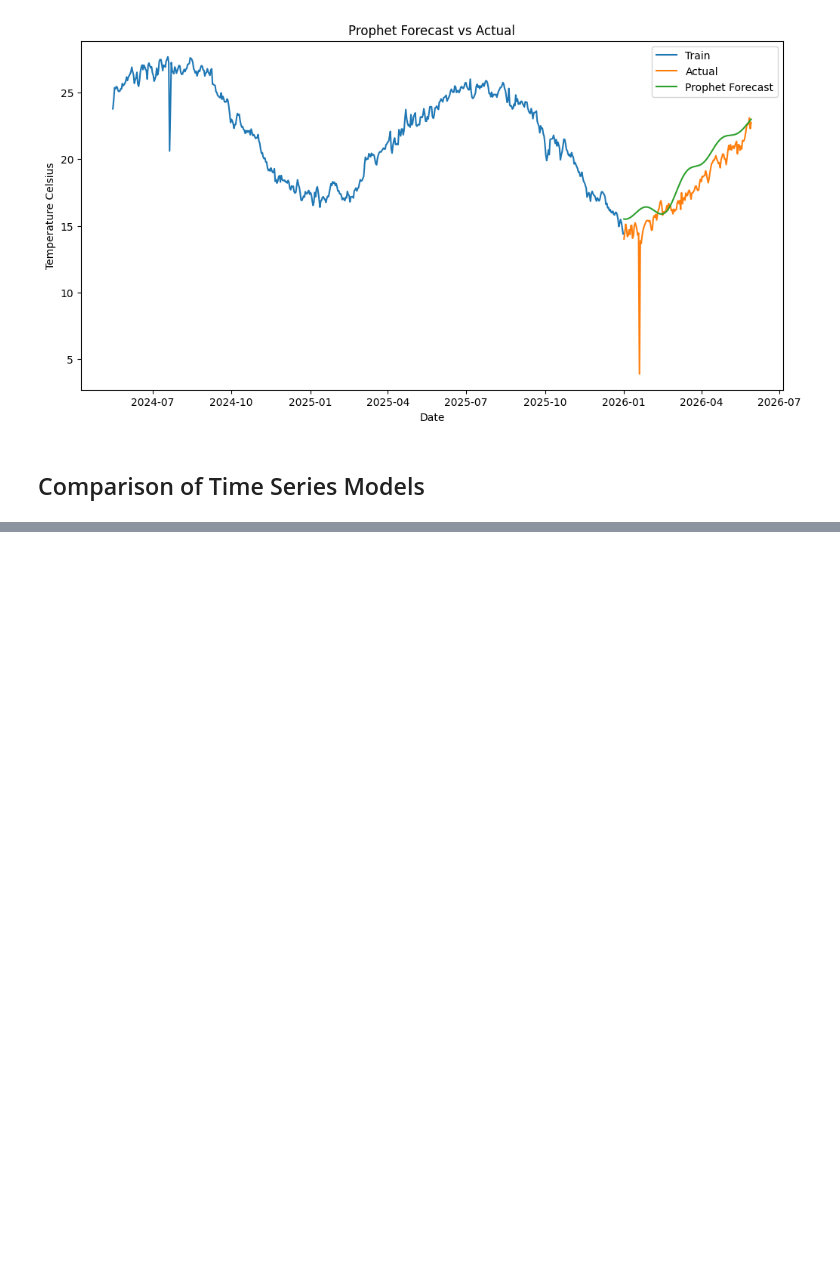
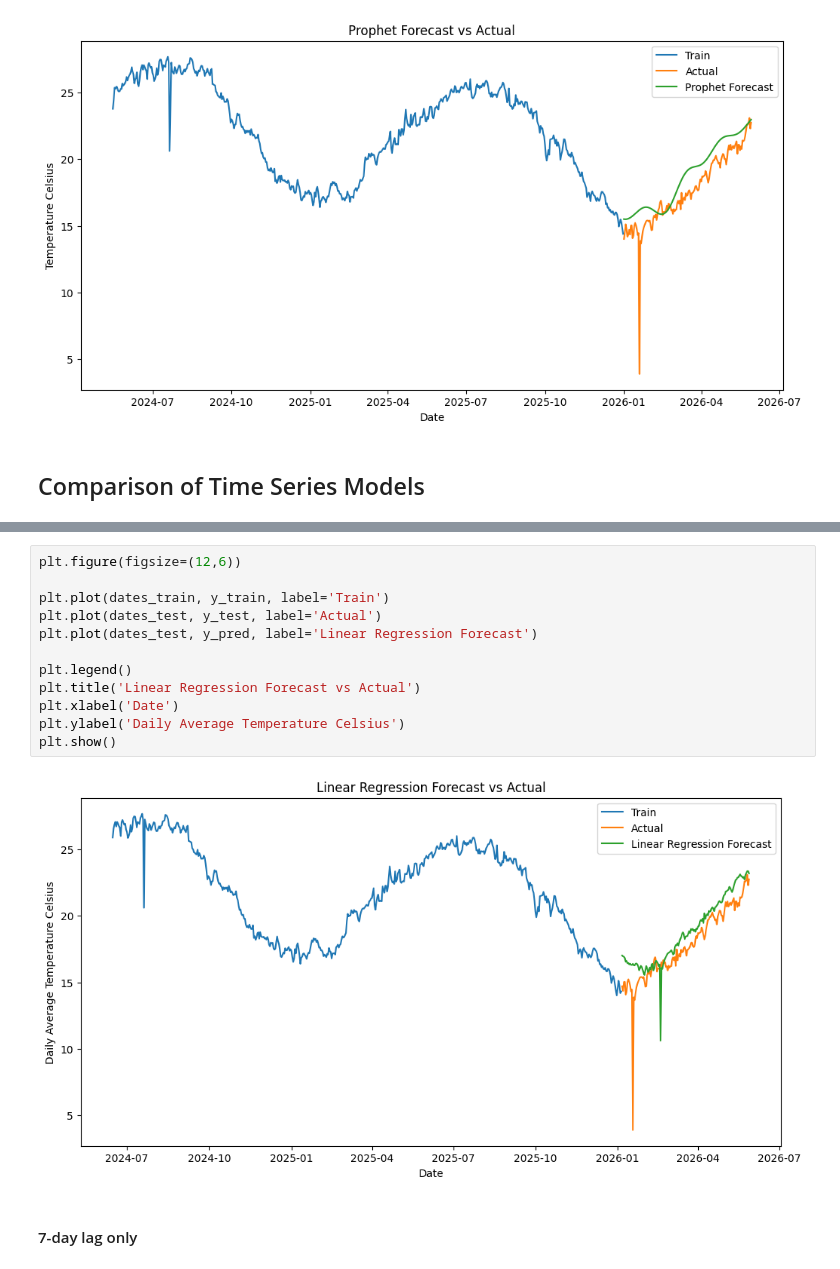
Before and after one commit to kgulbarg/Global-Weather-Forecasting, a Jupyter notebook: global_weather_5_modelling.ipynb, the cells around one changed output, grey strips where cells are left out. Drawn from its saved outputs; the diff is of its cells as text; blank space fills up the shorter version.

```diff
--- a/global_weather_5_modelling.ipynb
+++ b/global_weather_5_modelling.ipynb
@@ -308,0 +596,16 @@ Prophet MAE:1.193  RMSE:1.608  R2:0.643
+# %%
+plt.figure(figsize=(12,6))
+
+plt.plot(dates_train, y_train, label='Train')
+plt.plot(dates_test, y_test, label='Actual')
+plt.plot(dates_test, y_pred, label='Linear Regression Forecast')
+
+plt.legend()
+plt.title('Linear Regression Forecast vs Actual')
+plt.xlabel('Date')
+plt.ylabel('Daily Average Temperature Celsius')
+plt.show()
+# %% [output]
+[figure, added]
+# %% [markdown]
+#### 7-day lag only
```
Also changed, not shown: parts of 32 cells of this notebook, 4 other files.
